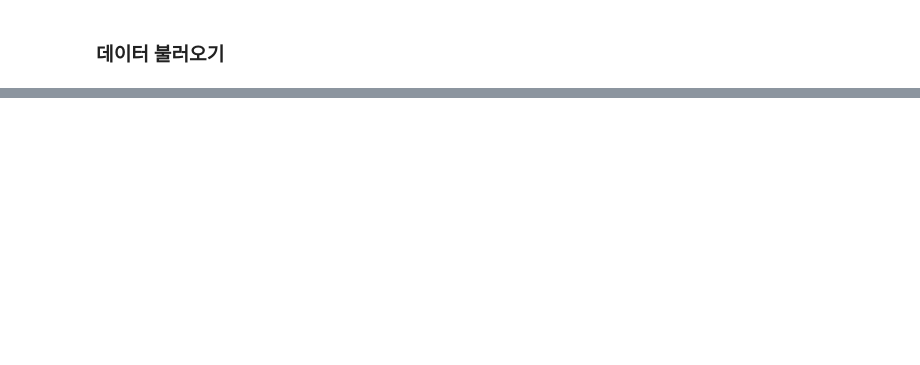
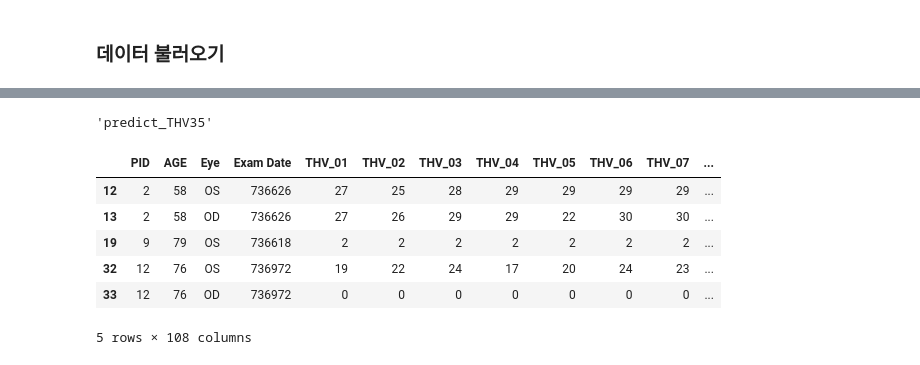
Before and after one commit to herjh0405/Glaucoma, a Jupyter notebook: 002.Linear_Regression.ipynb, the cells around one changed output, grey strips where cells are left out. Saved outputs shown, nothing was run; the diff lists cells and outputs as text; code cells hidden in the pictures; blank space fills up the shorter version.

```diff
--- a/002.Linear_Regression.ipynb
+++ b/002.Linear_Regression.ipynb
@@ -533,0 +296,21 @@ predict_person(2, 'OS','THV')
+# %%
+predict_THV = ['predict_THV'+str(i) for i in range(1, 55)]
+predict_THV.pop(25)
+predict_THV.pop(33)
+# %% [output]
+'predict_THV35'
+# %%
+test = pd.Series()
+p = 0
+for i in want['PID'].unique():
+    for j in want['Eye'].unique():
+        sel_data = want[(want['PID']==i)&(want['Eye']==j)]
+        if len(sel_data) == 0 : continue
+        if len(test) == 0 :
+            test =  sel_data.iloc[-1]
+            p+=1
+        else :
+            test = pd.concat([test, sel_data.iloc[-1]], axis=1)
+            p+=1
+
+test = test.T
@@ -533,0 +339,13 @@ predict_person(2, 'OS','THV')
+# %%
+predict_df = pd.DataFrame(total_rmse, columns=predict_THV, index = test.index)
+test_predict = pd.concat([test, predict_df], axis=1)
+# %%
+test_predict.head()
+# %% [output]
+|  | PID | AGE | Eye | Exam Date | THV_01 | THV_02 | THV_03 | THV_04 | THV_05 | THV_06 | THV_07 | ... |
+| 12 | 2 | 58 | OS | 736626 | 27 | 25 | 28 | 29 | 29 | 29 | 29 | ... |
+| 13 | 2 | 58 | OD | 736626 | 27 | 26 | 29 | 29 | 22 | 30 | 30 | ... |
+| 19 | 9 | 79 | OS | 736618 | 2 | 2 | 2 | 2 | 2 | 2 | 2 | ... |
+| 32 | 12 | 76 | OS | 736972 | 19 | 22 | 24 | 17 | 20 | 24 | 23 | ... |
+| 33 | 12 | 76 | OD | 736972 | 0 | 0 | 0 | 0 | 0 | 0 | 0 | ... |
+5 rows × 108 columns
```
Also changed, not shown: parts of 43 cells of this notebook, 15 other files.
